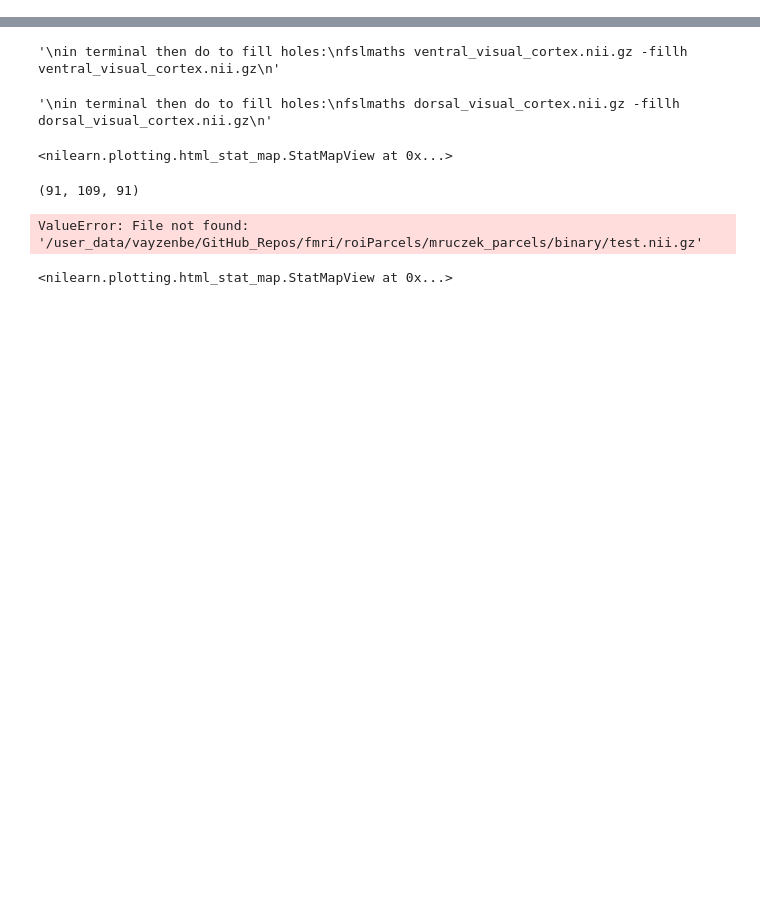
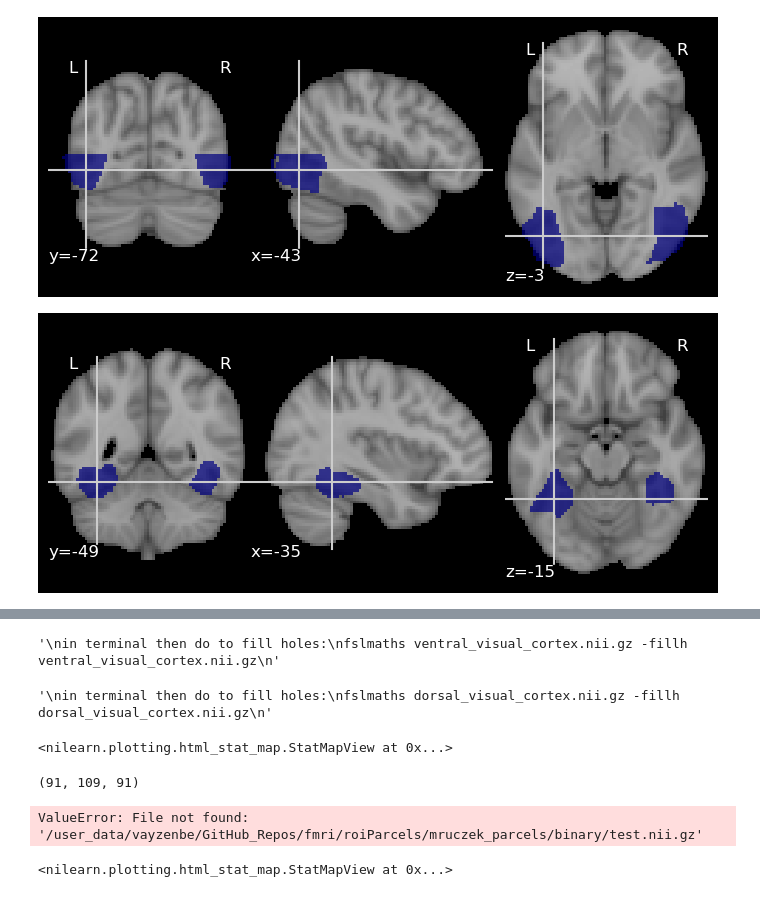
Before and after one commit to vayzenb/fmri, a Jupyter notebook: roiParcels/combine_visual_rois.ipynb, the cells around one changed output, grey strips where cells are left out. Drawn from its saved outputs; the diff is of its cells as text; code cells hidden in the pictures; blank space fills up the shorter version.

```diff
--- a/roiParcels/combine_visual_rois.ipynb
+++ b/roiParcels/combine_visual_rois.ipynb
@@ -13,3 +13,41 @@ new_affine = new_mni.affine
 
 
 parcel_files= glob(f'{parcel_dir}/subj_vol_all/*')
+# %%
+#load LO and pfs ROI
+#mask it with the ventral ROI
+rois = ['LO', 'PFS']
+julian_dir = f'/user_data/vayzenbe/GitHub_Repos/fmri/roiParcels/julian_parcels'
+ventral = image.load_img(f'{roi_dir}/ventral_visual_cortex.nii.gz')
+
+for roi in rois:
+    left_roi = image.load_img(f'{julian_dir}/l{roi}.nii.gz')
+    right_roi = image.load_img(f'{julian_dir}/r{roi}.nii.gz')
+
+    #add them
+    curr_roi = image.math_img('img1 + img2', img1=left_roi, img2=right_roi)
+
+    #binarize
+    curr_roi = image.math_img('img > 0', img=curr_roi)
+
+
+    #resample to 2mm
+    curr_roi = image.resample_to_img(curr_roi, new_mni, interpolation='nearest')
+
+
+
+    #mask with ventral
+
+    curr_roi = image.math_img('img1 * img2', img1=curr_roi, img2=ventral)
+
+    #binarize
+    curr_roi = image.math_img('img > 0', img=curr_roi)
+
+    #plot it
+    plotting.plot_roi(curr_roi, bg_img=new_mni)
+
+    #save
+    nib.save(curr_roi,f'{roi_dir}/{roi}.nii.gz')
+# %% [output]
+[figure, added]
+[figure, added]
```
Also changed, not shown: parts of 2 cells of this notebook, 5 other files.
